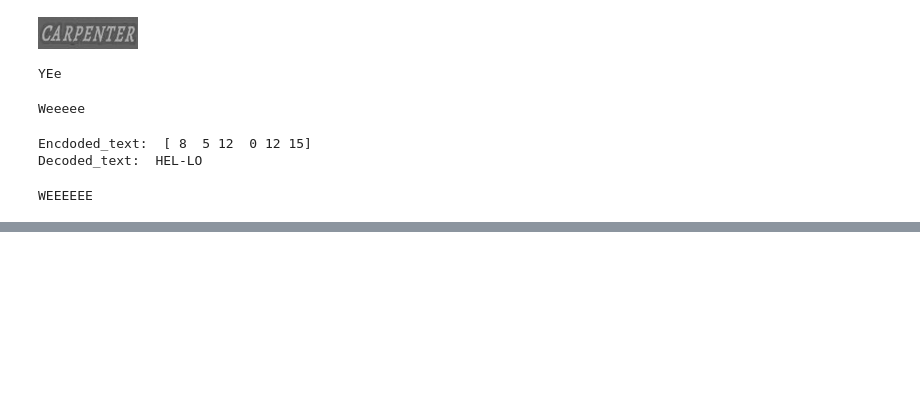
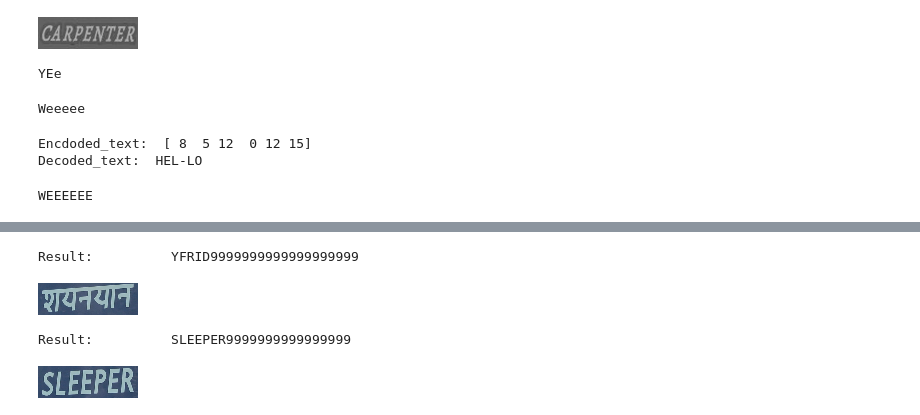
Before and after one commit to jsk4074/Aiffel, a Jupyter notebook: going_deeper/GD12_aiffel_OCR.ipynb, the cells around one changed output, grey strips where cells are left out. Saved outputs shown, nothing was run; the diff lists cells and outputs as text; code cells hidden in the pictures; blank space fills up the shorter version.

```diff
--- a/going_deeper/GD12_aiffel_OCR.ipynb
+++ b/going_deeper/GD12_aiffel_OCR.ipynb
@@ -317,0 +415,30 @@ The total number of characters is 36
+# %%
+
+def detect_text(img_path):
+    # 배치 크기를 위해서 dimension을 확장해주고 kera-ocr의 입력 차원에 맞게 H,W,C로 변경합니다.
+    # 배치의 첫 번째 결과만 가져옵니다.
+    # 시각화를 위해서 x와 y좌표를 변경해줍니다. (앞선 h dimension으로 인해 y,x로 표기됨)
+    img = cv2.imread(img_path)
+    line_img = img.copy()
+    input_img = img[tf.newaxis,...]
+    result = detector.detect(input_img)
+    ocr_result = result[0]
+
+    cropped_imgs = []
+    for text_result in ocr_result:
+        for i in range(4):
+            if i==3:
+                line_img = cv2.line(line_img,tuple(text_result[3]),tuple(text_result[0]),(0,0,255),10)
+            else:
+                line_img = cv2.line(line_img,tuple(text_result[i]),tuple(text_result[i+1]),(0,0,255),10)
+
+        x_min = text_result[:,0].min() - 5
+        x_max = text_result[:,0].max() + 5
+        y_min = text_result[:,1].min() - 5
+        y_max = text_result[:,1].max() + 5
+        cropped_imgs.append(img[int(y_min):int(y_max),int(x_min):int(x_max)])
+
+    return line_img, cropped_imgs
+# %%
+img_pil, cropped_img = detect_text(SAMPLE_IMG_PATH)
+display(img_pil)
@@ -317,0 +463,20 @@ The total number of characters is 36
+# %%
+def recognize_img(input_img, input_img_size=(100,32)):
+    # 잘려진 단어 이미지를 인식하는 코드
+    img = input_img[:,:,::-1]
+    img = cv2.resize(img, input_img_size)
+    result_img = img.copy()
+    img = img.transpose(1,0,2)
+    img = img[tf.newaxis,...]
+    output = model_pred.predict(img)
+    result = decode_predict_ctc(output, chars="-"+TARGET_CHARACTERS)[0].replace('-','')
+    print("Result: \t", result)
+    display(Image.fromarray(result_img.astype(np.uint8)))
+# %%
+for _img in cropped_img:
+    recognize_img(_img)
+# %% [output]
+Result:          YFRID9999999999999999999
+[figure, added]
+Result:          SLEEPER9999999999999999
+[figure, added]
```
Also changed, not shown: parts of 10 cells of this notebook.
